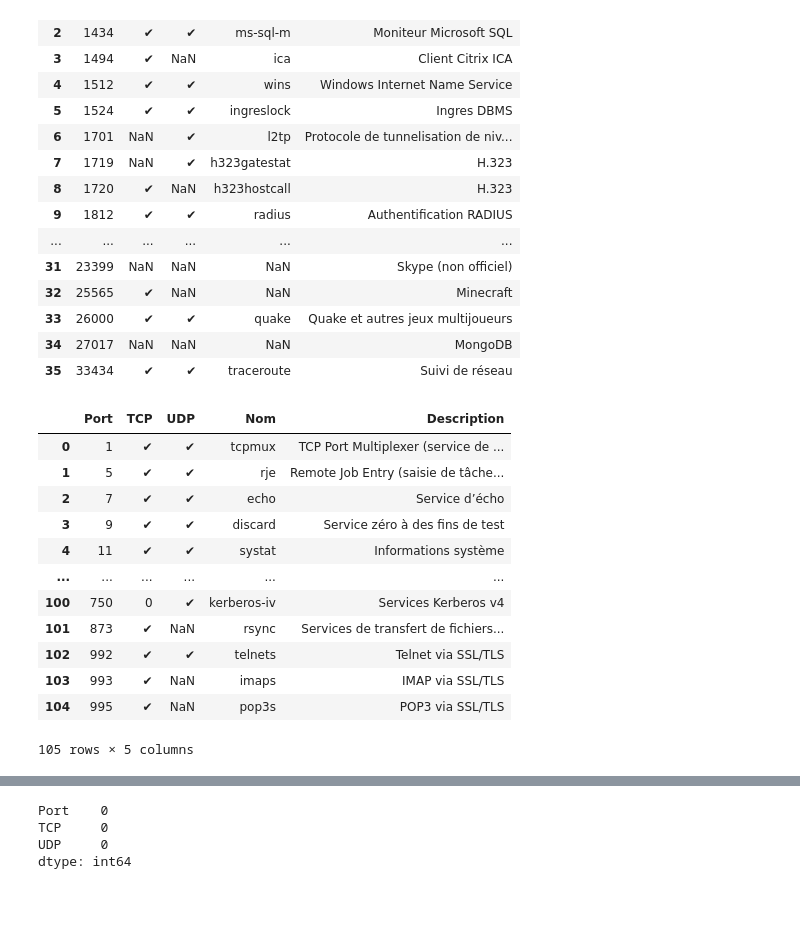
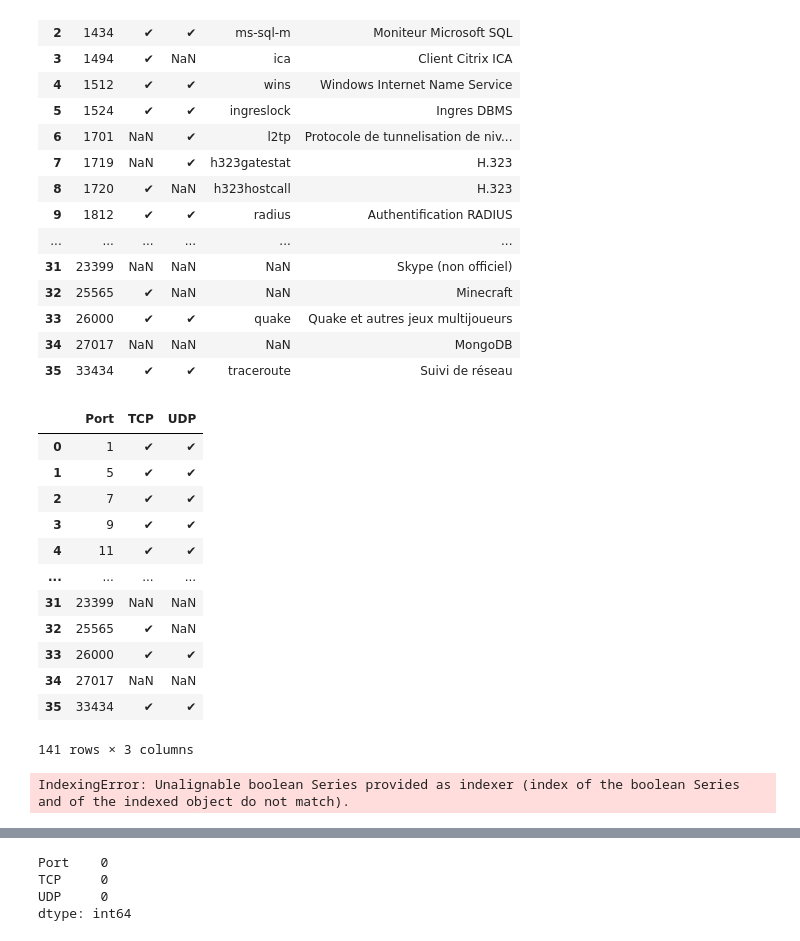
Before and after one commit to TheoPeri/MLSECU-Project, a Jupyter notebook: POCs/TestPortCategories.ipynb, the cells around one changed output, grey strips where cells are left out. Cells and saved outputs as stored; diff of their text form; code cells hidden in the pictures; blank space fills up the shorter version.

```diff
--- a/POCs/TestPortCategories.ipynb
+++ b/POCs/TestPortCategories.ipynb
@@ -423,21 +423,29 @@ less_known
 | 33 | 26000 | ✔ | ✔ | quake | Quake et autres jeux multijoueurs |
 | 34 | 27017 | NaN | NaN | NaN | MongoDB |
 | 35 | 33434 | ✔ | ✔ | traceroute | Suivi de réseau |
+# %%
+port_use = pd.concat([known, less_known]).drop(["Nom", "Description"], axis=1)
+port_use
+# %% [output]
+|  | Port | TCP | UDP |
+| 0 | 1 | ✔ | ✔ |
+| 1 | 5 | ✔ | ✔ |
+| 2 | 7 | ✔ | ✔ |
+| 3 | 9 | ✔ | ✔ |
+| 4 | 11 | ✔ | ✔ |
+| ... | ... | ... | ... |
+| 31 | 23399 | NaN | NaN |
+| 32 | 25565 | ✔ | NaN |
+| 33 | 26000 | ✔ | ✔ |
+| 34 | 27017 | NaN | NaN |
+| 35 | 33434 | ✔ | ✔ |
+141 rows × 3 columns
 # %%
-known.TCP = known.TCP.fillna(0)
+port_use.TCP[known.TCP.notnull()] = True
+port_use.TCP[known.TCP.isnull()] = False
+port_use.UDP[known.UDP.notnull()] = True
+port_use.UDP[known.UDP.isnull()] = False
+port_use.set_index('Port', inplace=True)
+port_use
+# %% [output]
+IndexingError: Unalignable boolean Series provided as indexer (index of the boolean Series and of the indexed object do not match).
-# %%
-known
-# %% [output]
-|  | Port | TCP | UDP | Nom | Description |
-| 0 | 1 | ✔ | ✔ | tcpmux | TCP Port Multiplexer (service de ... |
-| 1 | 5 | ✔ | ✔ | rje | Remote Job Entry (saisie de tâche... |
-| 2 | 7 | ✔ | ✔ | echo | Service d’écho |
-| 3 | 9 | ✔ | ✔ | discard | Service zéro à des fins de test |
-| 4 | 11 | ✔ | ✔ | systat | Informations système |
-| ... | ... | ... | ... | ... | ... |
-| 100 | 750 | 0 | ✔ | kerberos-iv | Services Kerberos v4 |
-| 101 | 873 | ✔ | NaN | rsync | Services de transfert de fichiers... |
-| 102 | 992 | ✔ | ✔ | telnets | Telnet via SSL/TLS |
-| 103 | 993 | ✔ | NaN | imaps | IMAP via SSL/TLS |
-| 104 | 995 | ✔ | NaN | pop3s | POP3 via SSL/TLS |
-105 rows × 5 columns
```
Also changed, not shown: parts of 9 cells of this notebook.
